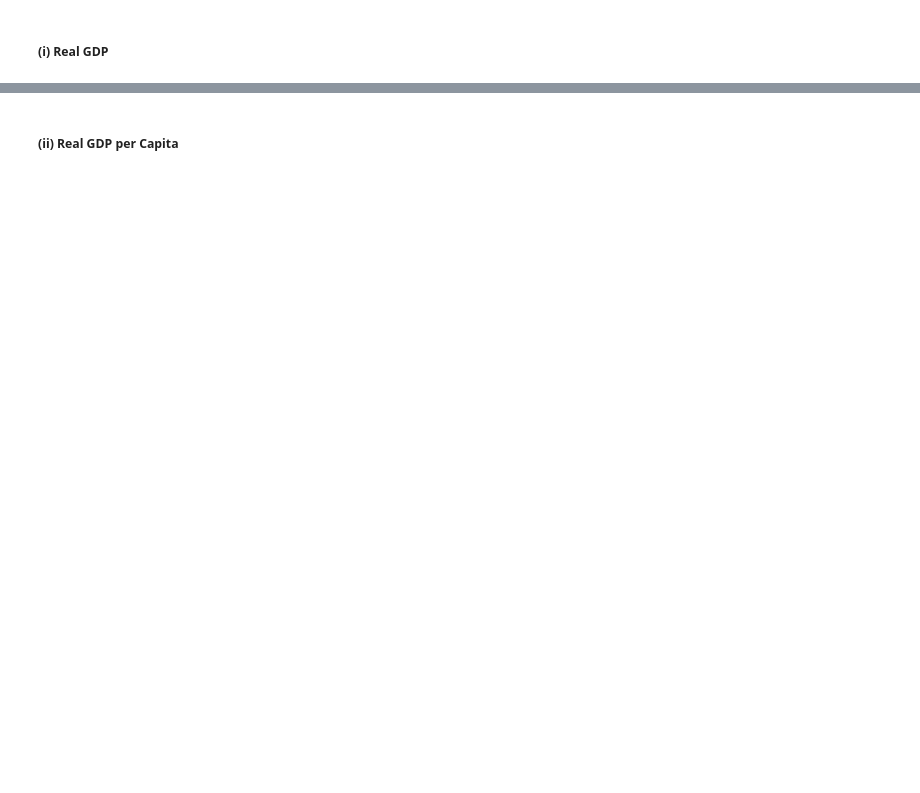
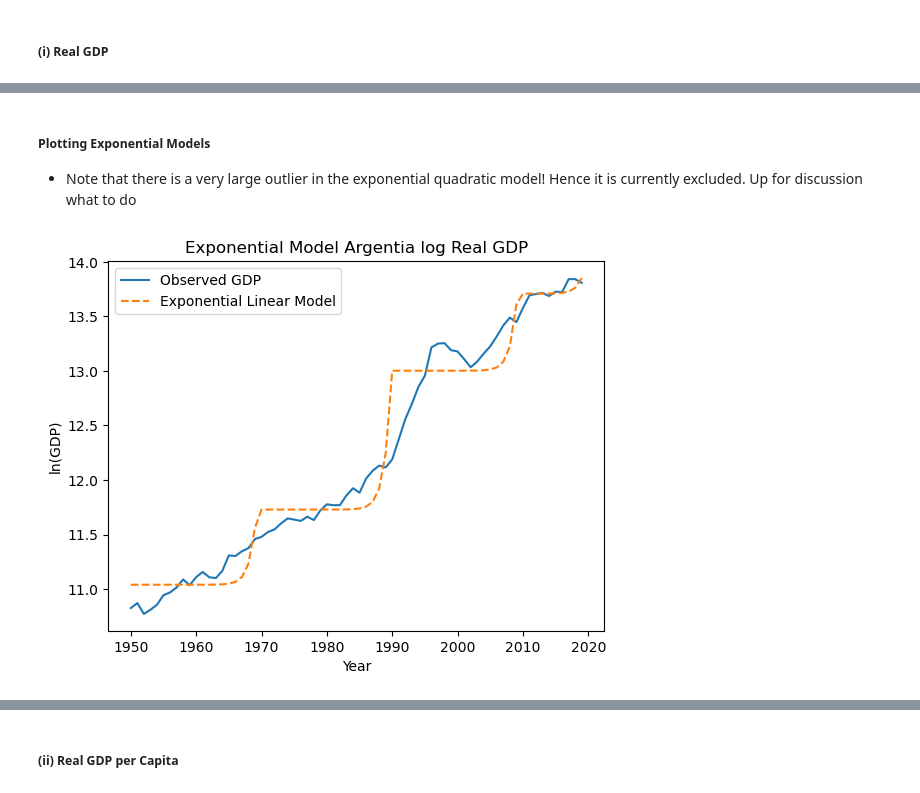
Before and after one commit to andreheeshaojun/EC2B1-Coursework, a Jupyter notebook: Section A/Section-A-Code.ipynb, the cells around one changed output, grey strips where cells are left out. Drawn from its saved outputs; the diff is of its cells as text; code cells hidden in the pictures; blank space fills up the shorter version.

```diff
--- a/Section A/Section-A-Code.ipynb
+++ b/Section A/Section-A-Code.ipynb
@@ -86,0 +133,21 @@ plt.show()
+# %%
+Yhat_exp_linear = np.empty(len(years))  # Initialise an empty vector for the estimated GDP trend
+for start_year in range(ymin, ymax + 1, 20):
+    # Determine the range for this 20-year period
+    end_year = min(start_year + 19, ymax)
+    period_mask = (years >= start_year) & (years <= end_year)  # Mask for years in the current block
+
+    # Extract Y and define regressors for the period
+    Y_period = Y[period_mask]
+    x1 = np.ones(len(Y_period))  # Intercept term
+    x2 = np.exp(np.arange(1, len(Y_period) + 1))
+
+    # Perform regression only if there are years in the block
+    if len(Y_period) > 0:
+        # Transform Y for exponential growth
+        log_Y_period = np.log(Y_period)  # Take logarithm to linearize exponential trend -- Key difference!!
+        a_exp_lin, b_exp_lin = get_regression_coefs(log_Y_period, x1, x2)
+
+        # Predict Yhat for this period
+        for idx, t in enumerate(np.where(period_mask)[0]):
+            Yhat_exp_linear[t] = a_exp_lin + b_exp_lin * np.exp(idx + 1)  # Exponentiate to get back to original scale
@@ -86,0 +182,18 @@ plt.show()
+# %% [markdown]
+##### Plotting Exponential Models
+
+- Note that there is a very large outlier in the exponential quadratic model! Hence it is currently excluded. Up for discussion what to do
+# %%
+# Plot the results
+plt.figure()
+plt.plot(filtered_df["Year"], np.log(filtered_df["Expenditure-side real GDP at chained PPPs (in mil. 2017US$)"]), label="Observed GDP")
+plt.plot(filtered_df["Year"], Yhat_exp_linear, label="Exponential Linear Model", linestyle="--")
+ # plt.plot(filtered_df["Year"], Yhat_exp_quad, label="Exponential Quadratic Model", linestyle="--")
+# Add labels and title
+plt.xlabel("Year")
+plt.ylabel("ln(GDP)")
+plt.title("Exponential Model Argentia log Real GDP")
+plt.legend()
+plt.show()
+# %% [output]
+[figure, added]
```
Also changed, not shown: parts of 27 cells of this notebook, 2 other files.
